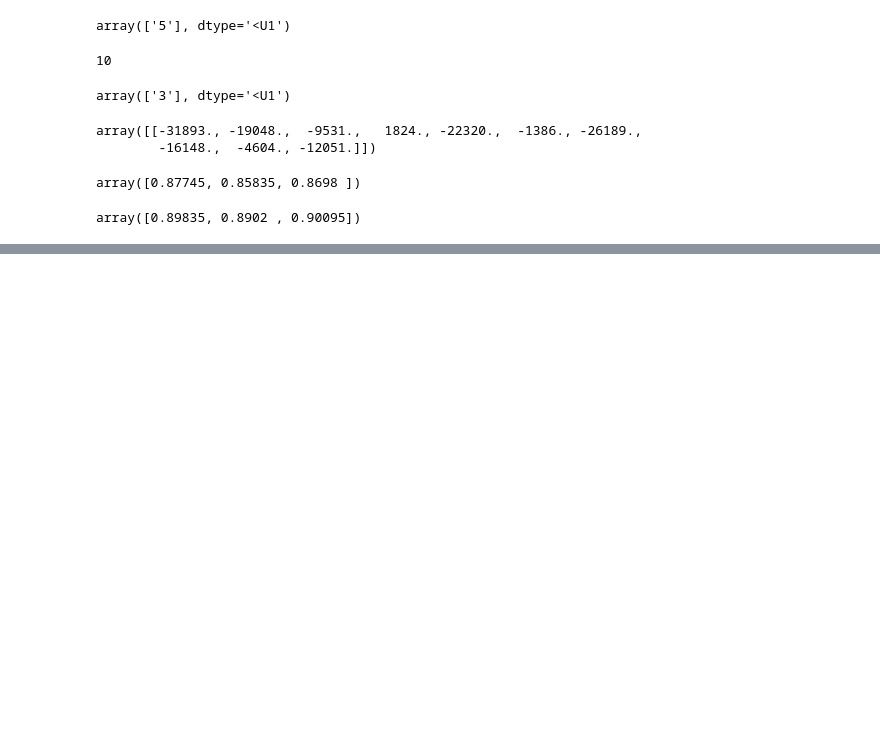
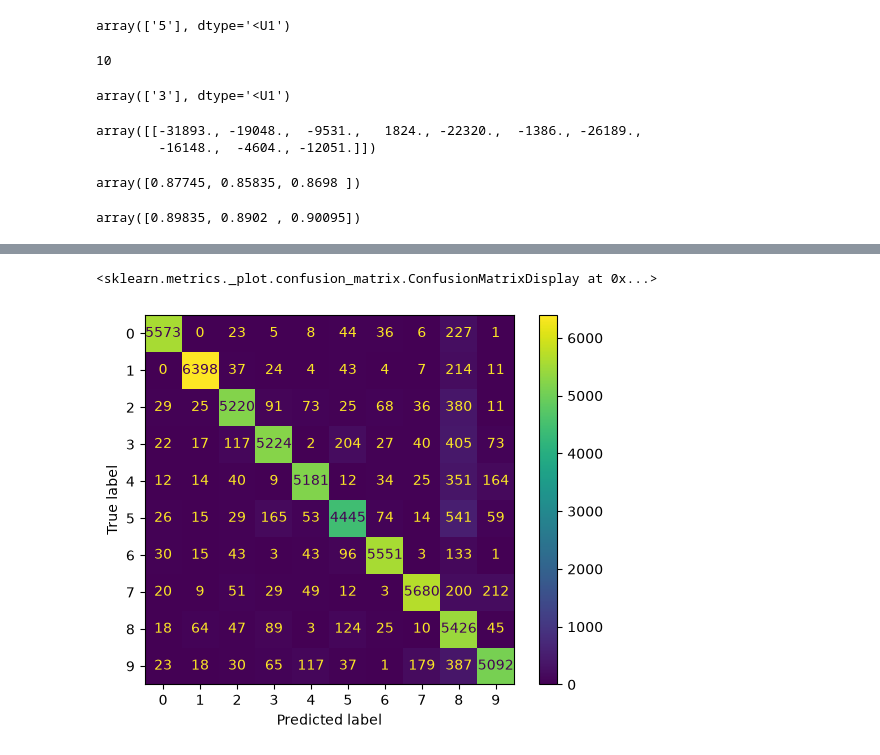
Before and after one commit to DaringUnicorn/hands-on-machine-learning, a Jupyter notebook: practice/03_classification.ipynb, the cells around one changed output, grey strips where cells are left out. Cells and saved outputs as stored; diff of their text form; code cells hidden in the pictures; blank space fills up the shorter version.

```diff
--- a/practice/03_classification.ipynb
+++ b/practice/03_classification.ipynb
@@ -429,0 +436,5 @@ array([0.89835, 0.8902 , 0.90095])
+# %%
+ConfusionMatrixDisplay.from_predictions(y_train, y_train_predictions)
+# %% [output]
+<sklearn.metrics._plot.confusion_matrix.ConfusionMatrixDisplay at 0x...>
+[figure, added]
```
Also changed, not shown: parts of 14 cells of this notebook, 1 other file.
